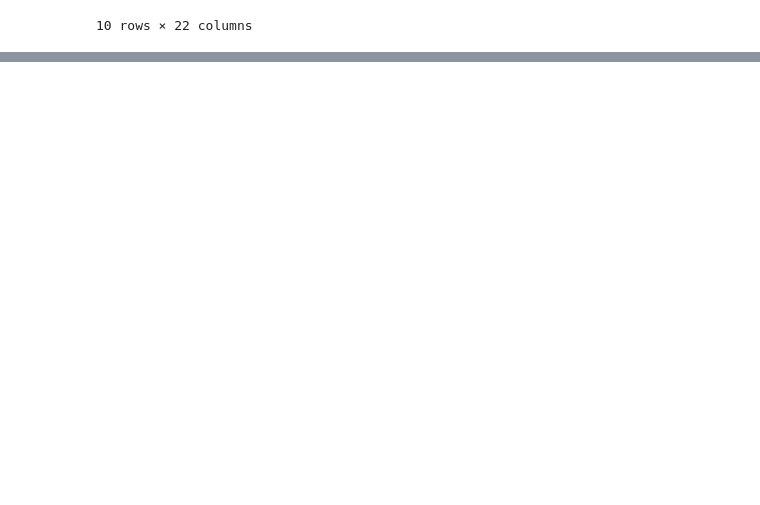
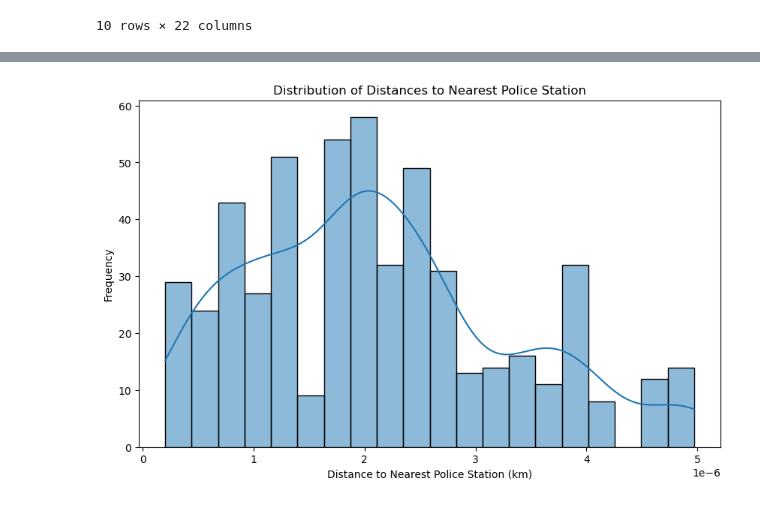
Before and after one commit to LackOfWitness/west-us-credit-card-fraud, a Jupyter notebook: Credit_Card_Fraud_Analysis-Team3-/credit_card_fraud_analysis.ipynb, the cells around one changed output, grey strips where cells are left out. Saved outputs shown, nothing was run; the diff lists cells and outputs as text; code cells hidden in the pictures; blank space fills up the shorter version.

```diff
--- a/Credit_Card_Fraud_Analysis-Team3-/credit_card_fraud_analysis.ipynb
+++ b/Credit_Card_Fraud_Analysis-Team3-/credit_card_fraud_analysis.ipynb
@@ -96,0 +283,12 @@ datadf.head(10).sort_values(by='amt', ascending=False)
+# %%
+# Create a histogram to display the distribution of distances from merchant locations to the nearest police station.
+# Covert distance from meters to kilometers
+fraud_locations['distance'] = fraud_locations['distance'] / 1000
+plt.figure(figsize=(10, 6))
+sns.histplot(fraud_locations['distance'], bins=20, kde=True)
+plt.title('Distribution of Distances to Nearest Police Station')
+plt.xlabel('Distance to Nearest Police Station (km)')
+plt.ylabel('Frequency')
+plt.show()
+# %% [output]
+[figure, added]
```
Also changed, not shown: parts of 6 cells of this notebook, 2 other files.
